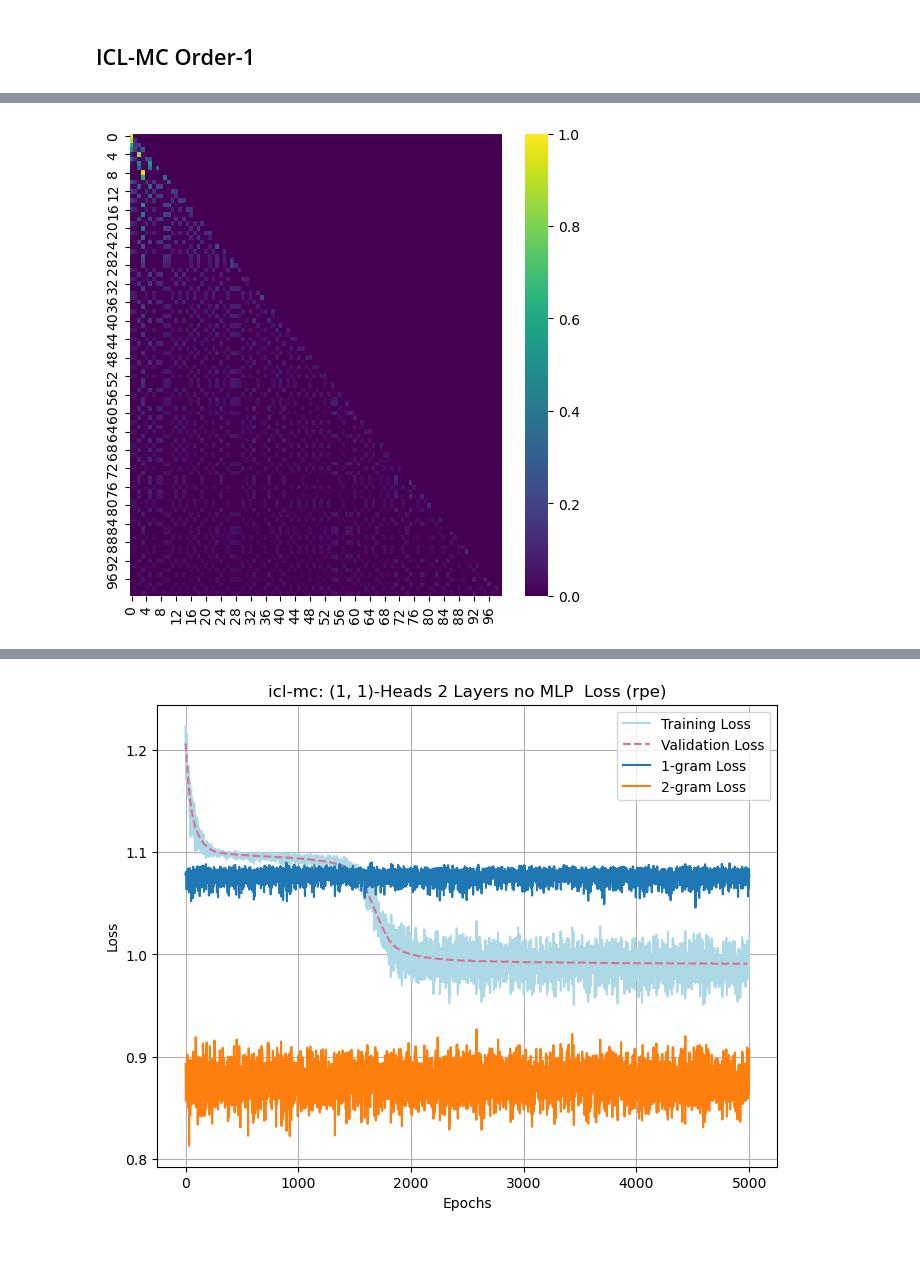
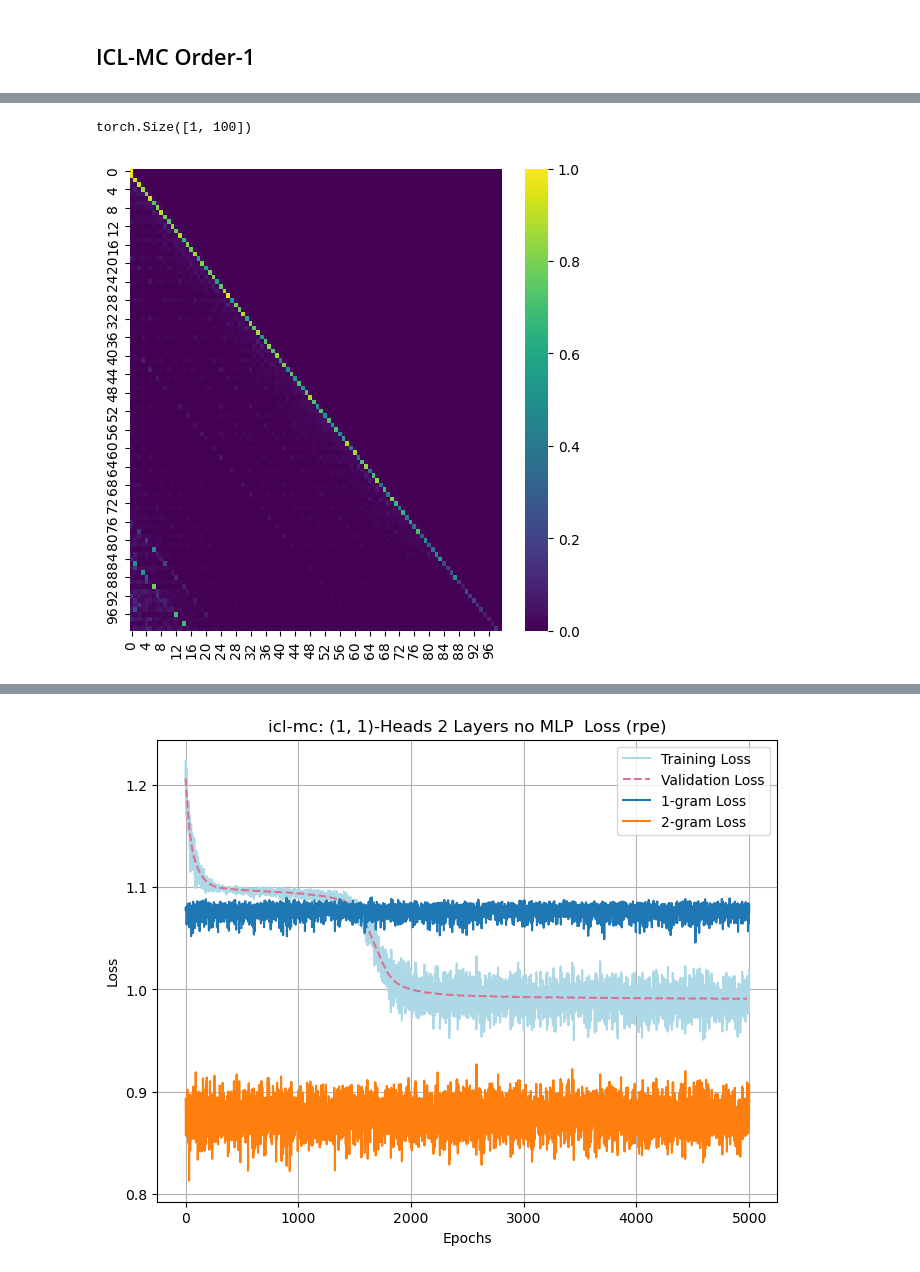
Before and after one commit to ezyhdxm/ICL, a Jupyter notebook: markov_attn.ipynb, the cells around one changed output, grey strips where cells are left out. Drawn from its saved outputs; the diff is of its cells as text; code cells hidden in the pictures.

```diff
--- a/markov_attn.ipynb
+++ b/markov_attn.ipynb
@@ -203,8 +200,8 @@ config = Config(
         seq_len=SEQ_LEN,
         vocab_size=VOC_SIZE,
         batch_size=BATCH_SIZE,
-        num_epochs=30000,
-        eval_iter=20,
+        num_epochs=50000,
+        eval_iter=500,
         pos_enc='rpe',
         pos_max_len=100,
         get_attn=50,
@@ -213,9 +210,8 @@ config = Config(
         flash=False,
         ff_dim=16,
         layer_norm=False,
-        ngram=True,
+        ngram=2,
         learning_rate=2e-4,
-        max_gram=2,
         task_name='icl-mc',
         scheduler=False,
     )
@@ -251,9 +243,11 @@ sampler = train_results['sampler']
 # %%
-batch = sampler.generate()[0]
-batch = batch.unsqueeze(0)
+sampler = train_results['sampler']
+batch = sampler.generate()[0][0][:1]
+print(batch.shape)
 _, attn_map = model(batch, get_attn=True)
 plt.figure(figsize=(6, 6))
-sns.heatmap(attn_map[1][0].cpu(), cmap="viridis", annot=False)
+sns.heatmap(attn_map[0][0].cpu(), cmap="viridis", annot=False)
 plt.show()
 # %% [output]
+torch.Size([1, 100])
-[figure, old version]
+[figure, new version]
```
Also changed, not shown: parts of 19 cells of this notebook, 11 other files.
